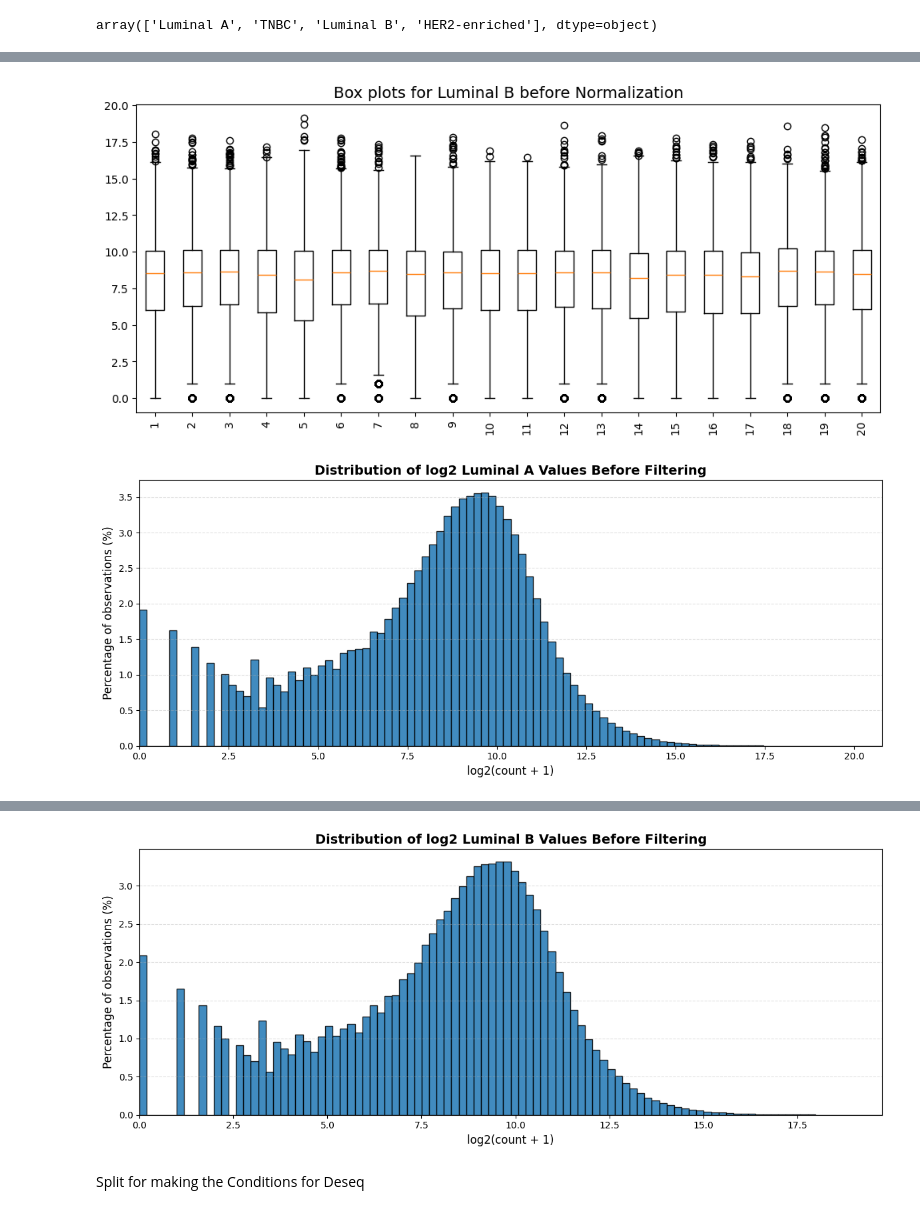
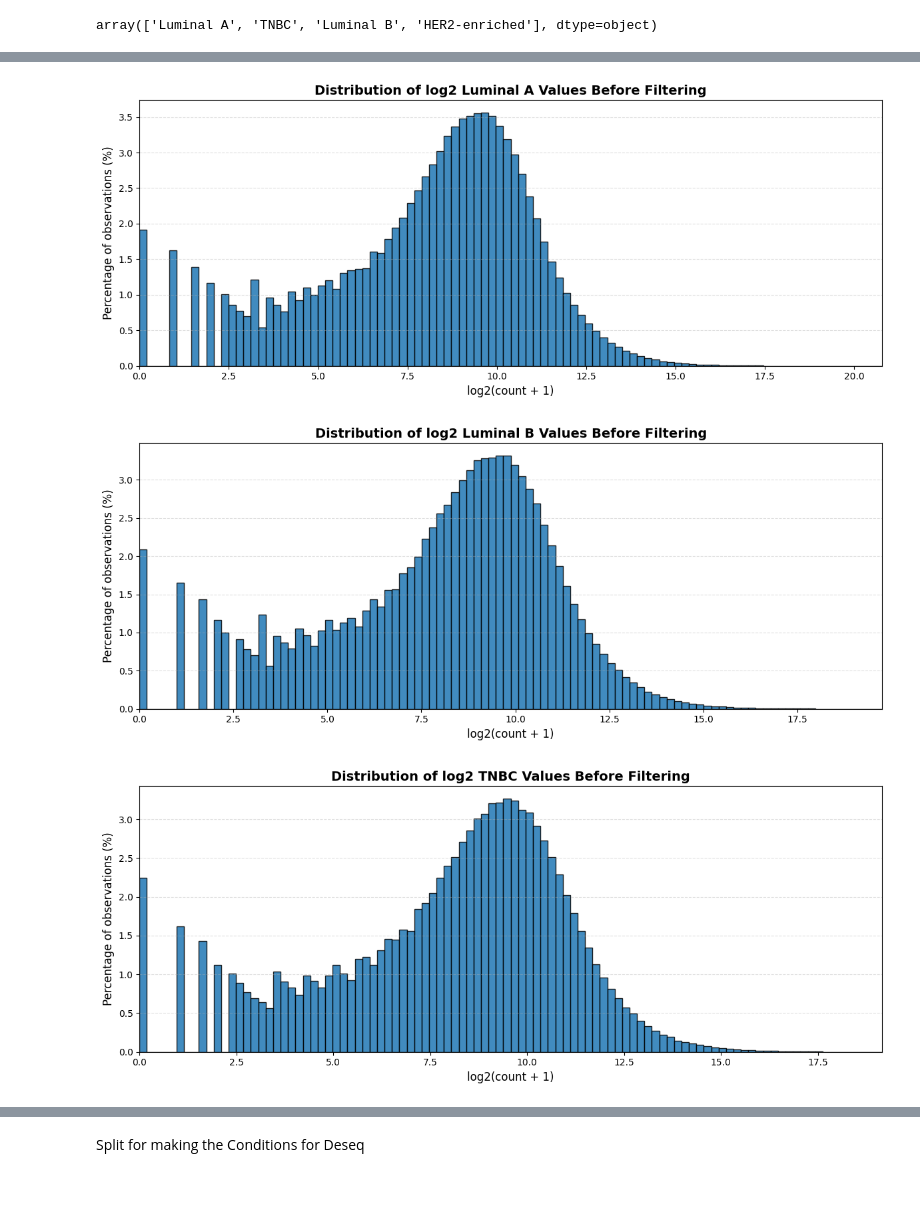
Before and after one commit to Fasmanuel2002/UPSA_Thesis_Research, a Jupyter notebook: research/notebooks/Clinical_data.ipynb, the cells around one changed output, grey strips where cells are left out. Cells and saved outputs as stored; diff of their text form; code cells hidden in the pictures; blank space fills up the shorter version.

```diff
--- a/research/notebooks/Clinical_data.ipynb
+++ b/research/notebooks/Clinical_data.ipynb
@@ -277,8 +214,9 @@ box_plot(df=zeros_reduced_df, title="Box plots for Luminal befor normalization A
-# %%
-box_plot(df=zeros_reduced_df, title="Box plots for Luminal B before Normalization", type_cancer="Luminal B")
-# %% [output]
-[figure, removed]
 # %%
 histogram_log2(df=zeros_reduced_df, title="Luminal A", type_cancer="Luminal A")
+histogram_log2(df=zeros_reduced_df, title="Luminal B", type_cancer="Luminal B")
+histogram_log2(df=zeros_reduced_df, title="TNBC", type_cancer="TNBC")
+histogram_log2(df=zeros_reduced_df, title="HER2-enriched", type_cancer="HER2-enriched")
 # %% [output]
 [figure]
+[figure, added]
+[figure, added]
@@ -285,7 +224,3 @@ histogram_log2(df=zeros_reduced_df, title="Luminal A", type_cancer="Luminal A")
-# %%
-histogram_log2(df=zeros_reduced_df, title="Luminal B", type_cancer="Luminal B")
-# %% [output]
-[figure, removed]
 # %%
 
 PCA_2_variables(df=zeros_reduced_df, cancer_type_one="Luminal A", cancer_type_two="Luminal B")
```
Also changed, not shown: parts of 25 cells of this notebook.
